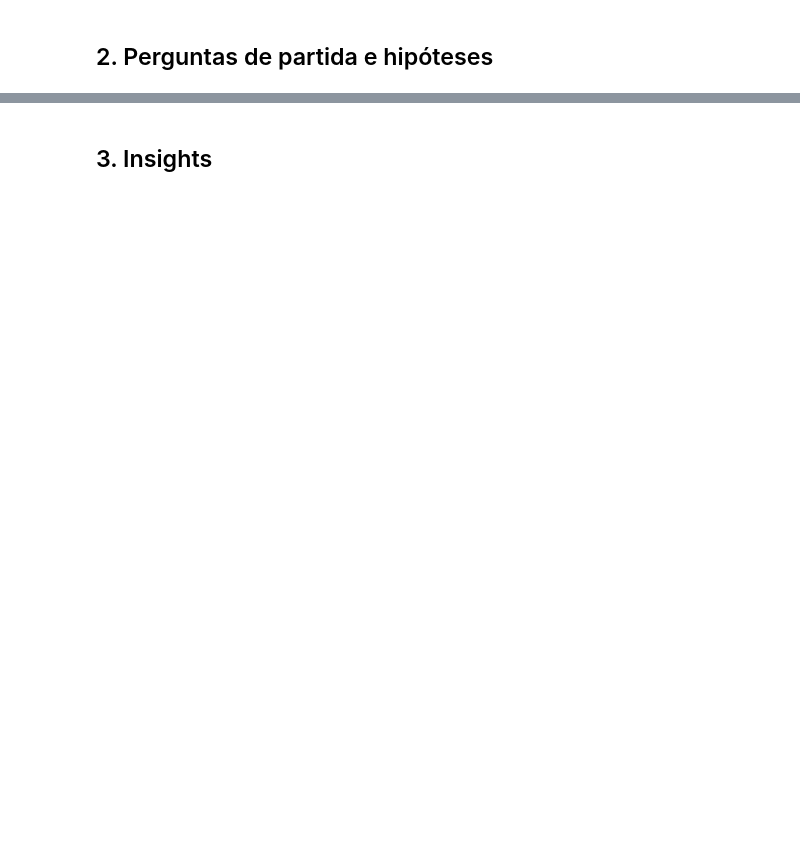
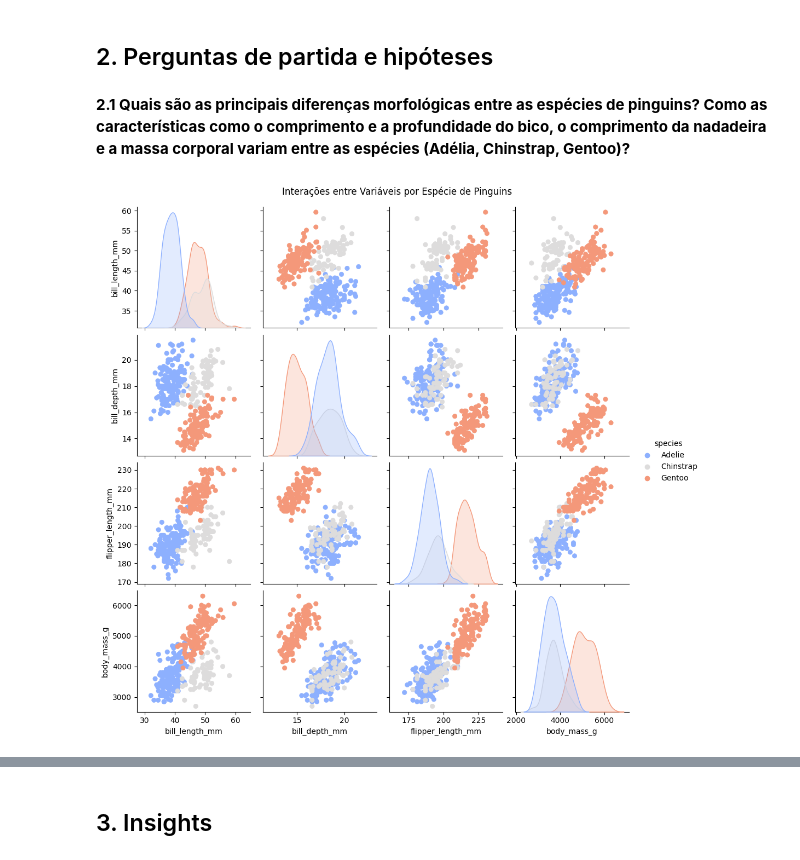
Before and after one commit to joao-paulo-alt/avanti-bootcamp-cdd, a Jupyter notebook: notebooks/01-exploratory_data_analysis.ipynb, the cells around one changed output, grey strips where cells are left out. Saved outputs shown, nothing was run; the diff lists cells and outputs as text; code cells hidden in the pictures; blank space fills up the shorter version.

```diff
--- a/notebooks/01-exploratory_data_analysis.ipynb
+++ b/notebooks/01-exploratory_data_analysis.ipynb
@@ -166,2 +313,27 @@ plt.show()
 # %% [markdown]
 ## 2. Perguntas de partida e hipóteses
+# %% [markdown]
+**2.1 Quais são as principais diferenças morfológicas entre as espécies de pinguins? Como as características como o comprimento e a profundidade do bico, o comprimento da nadadeira e a massa corporal variam entre as espécies (Adélia, Chinstrap, Gentoo)?**
+# %%
+# Definindo as variáveis de interesse para o pairplot
+c_palette = 'coolwarm'  # Paleta de cores
+bg_color = 'white'      # Cor de fundo do gráfico
+
+# Criação do pairplot com variáveis de interesse e agrupamento por 'species'
+sns.pairplot(df_cleaned,
+             vars=['bill_length_mm', 'bill_depth_mm', 'flipper_length_mm', 'body_mass_g'],  # Variáveis a serem analisadas
+             hue='species',  # Variável para colorir os pontos (espécies de pinguins)
+             palette=c_palette,  # Paleta de cores
+             plot_kws=dict(edgecolor=None),  # Remover bordas
+             diag_kind='kde')  # Tipo de gráfico na diagonal (densidade)
+
+# Título e ajustes
+plt.suptitle('Interações entre Variáveis por Espécie de Pinguins', y=1.02)
+fig = plt.gcf()
+fig.set_facecolor(bg_color)
+plt.show()
+
+import warnings
+warnings.filterwarnings("ignore", category=UserWarning, module="seaborn")
+# %% [output]
+[figure, added]
```
Also changed, not shown: parts of 30 cells of this notebook.
